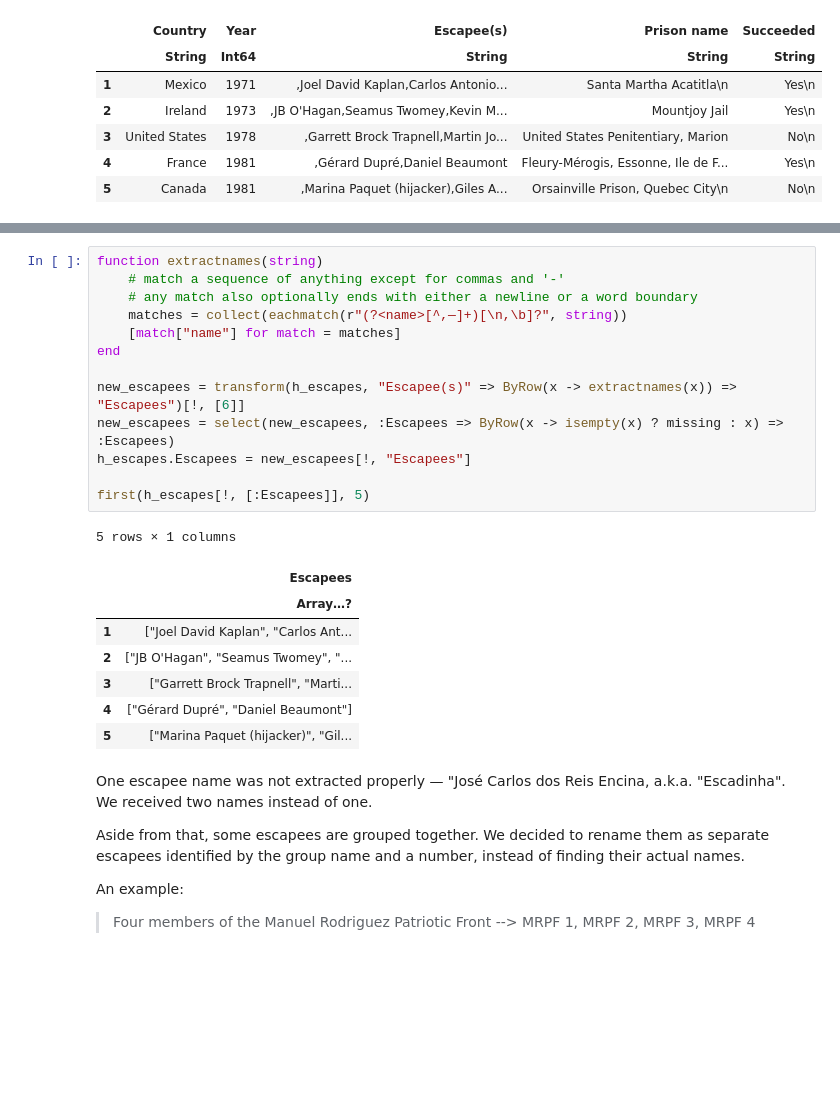
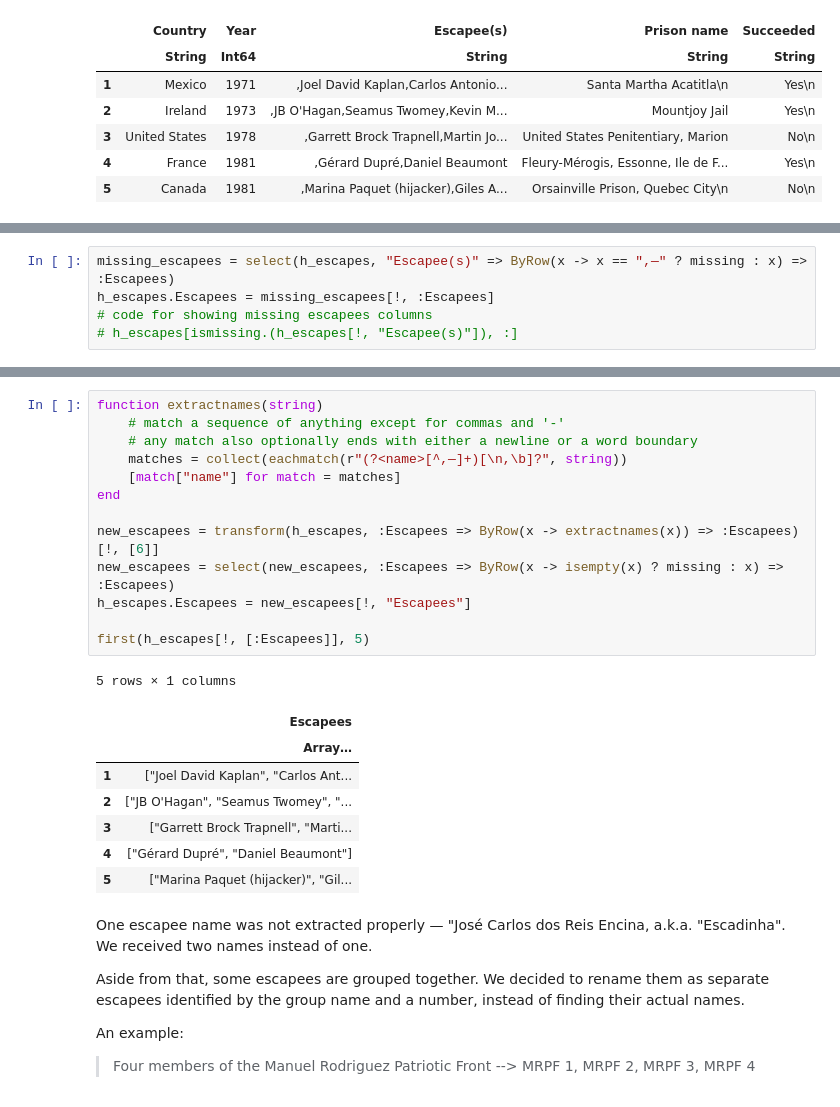
Before and after one commit to wanzulfikri/helicopter_escapes_jl, a Jupyter notebook: Helicopter Escapes.ipynb, the cells around one changed output, grey strips where cells are left out. Cells and saved outputs as stored; diff of their text form; blank space fills up the shorter version.

```diff
--- a/Helicopter Escapes.ipynb
+++ b/Helicopter Escapes.ipynb
@@ -326,0 +329,5 @@ Due to the simplistic way we extracted the text from the HTML elements, we'll ne
+# %%
+missing_escapees = select(h_escapes, "Escapee(s)" => ByRow(x -> x == ",—" ? missing : x) => :Escapees)
+h_escapes.Escapees = missing_escapees[!, :Escapees]
+# code for showing missing escapees columns
+# h_escapes[ismissing.(h_escapes[!, "Escapee(s)"]), :]
@@ -327,20 +419,20 @@ Due to the simplistic way we extracted the text from the HTML elements, we'll ne
 # %%
 function extractnames(string)
     # match a sequence of anything except for commas and '-'
     # any match also optionally ends with either a newline or a word boundary
     matches = collect(eachmatch(r"(?<name>[^,—]+)[\n,\b]?", string))
     [match["name"] for match = matches]
 end
 
-new_escapees = transform(h_escapes, "Escapee(s)" => ByRow(x -> extractnames(x)) => "Escapees")[!, [6]]
+new_escapees = transform(h_escapes, :Escapees => ByRow(x -> extractnames(x)) => :Escapees)[!, [6]]
 new_escapees = select(new_escapees, :Escapees => ByRow(x -> isempty(x) ? missing : x) => :Escapees)
 h_escapes.Escapees = new_escapees[!, "Escapees"]
 
 first(h_escapes[!, [:Escapees]], 5)
 # %% [output]
 5 rows × 1 columns
 |  | Escapees |
-|  | Array…? |
+|  | Array… |
 | 1 | ["Joel David Kaplan", "Carlos Ant... |
 | 2 | ["JB O'Hagan", "Seamus Twomey", "... |
 | 3 | ["Garrett Brock Trapnell", "Marti... |
```
Also changed, not shown: parts of 27 cells of this notebook.
